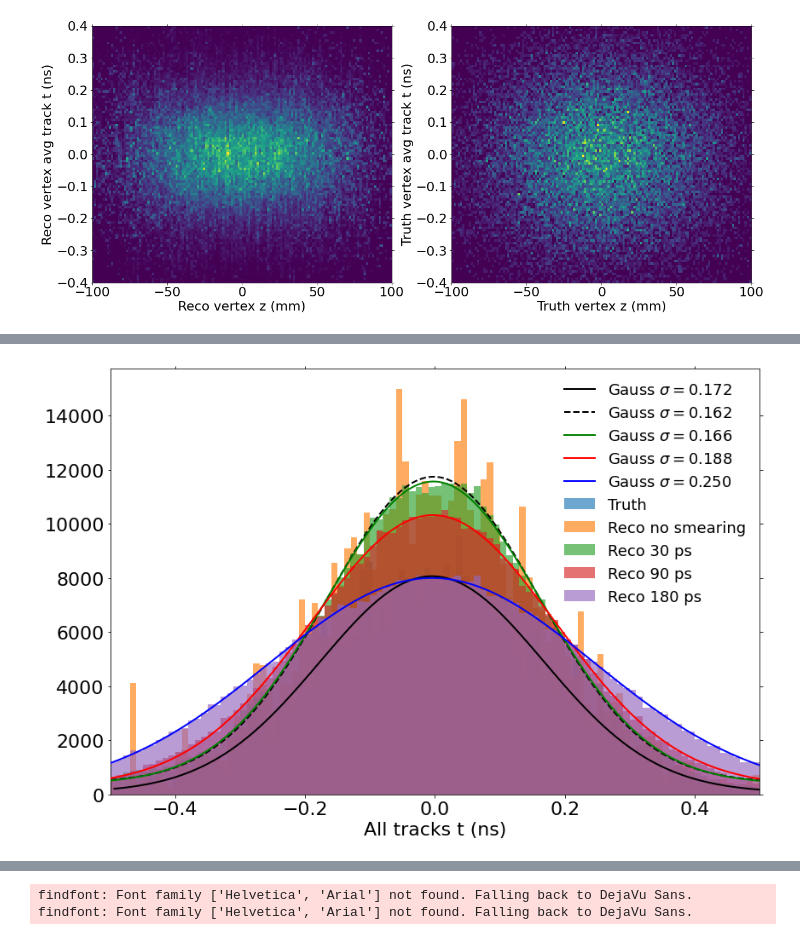
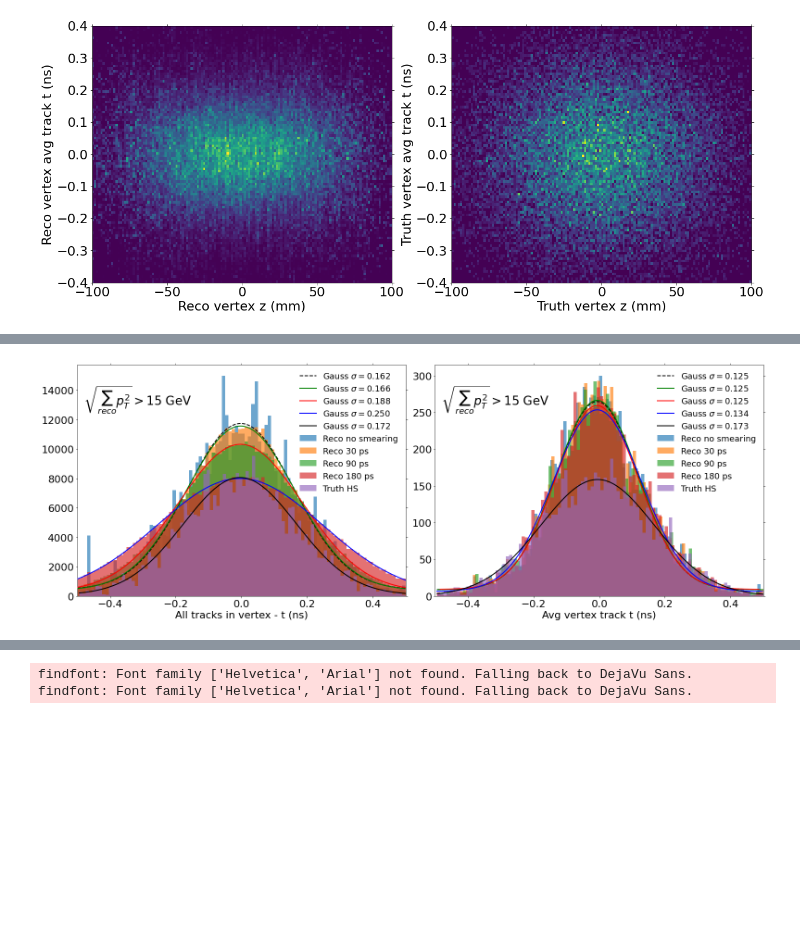
Before and after one commit to ttlindkvist/4DTracking, a Jupyter notebook: timing.ipynb, the cells around one changed output, grey strips where cells are left out. Drawn from its saved outputs; the diff is of its cells as text; code cells hidden in the pictures; blank space fills up the shorter version.

Commit message:
track timing distribution

```diff
--- a/timing.ipynb
+++ b/timing.ipynb
@@ -27,7 +28,7 @@ def t_stats_tracks_in_vtxs(vertex_tracks_idx, track_t, v_zs):
             if len(vertex_tracks) > 0:
                 ts = np.array(track_t[i][vertex_tracks])
                 event_all_t.append(ts)
-                avg_t = np.mean(ts)
+                avg_t = np.mean(ts[np.logical_and(ts != -1e3, ts != -1e6)])
                 rms_t = np.sqrt(np.mean(ts**2))
                 event_avg_t.append(avg_t)
                 event_rms_t.append(rms_t)
@@ -48,7 +49,7 @@ def t_stats_tracks_in_jets(vertex_tracks_idx, track_t):
         for vertex_tracks in event:
             if len(vertex_tracks) > 0:
                 ts = np.array(track_t[i][vertex_tracks])
-                avg_t = np.mean(ts)
+                avg_t = np.mean(ts[np.logical_and(ts != -1e3, ts != -1e6)])
                 rms_t = np.sqrt(np.mean(ts**2))
                 event_avg_t.append(avg_t)
                 event_rms_t.append(rms_t)
@@ -78,7 +79,7 @@ def t_stats_tracks_in_vtxs_pTcut(track_t, vertex_tracks_idx, vertex_zs, vertex_s
                 ##Ugly hack
                 event_all_ts.append(np.array([]))
 
-                avg_t = np.mean(ts)
+                avg_t = np.mean(ts[np.logical_and(ts != -1e3, ts != -1e6)])
                 rms_t = np.sqrt(np.mean(ts**2))
                 event_avg_t.append(avg_t)
                 event_rms_t.append(rms_t)
@@ -270,24 +371,42 @@ rev_pTcut_all_ts180_flat2 = flatten_array(rev_pTcut_all_ts180_flat)
 # %%
-fig, ax = plt.subplots(1, 1)
-fig.set_size_inches(12, 8)
+fig, (ax1, ax2) = plt.subplots(1, 2)
+fig.set_size_inches(22, 8)
 
 t_max = 0.5
-labels = ['Truth', 'Reco no smearing', 'Reco 30 ps', 'Reco 90 ps', 'Reco 180 ps']
-fmts = ['k-', 'k--', 'g', 'r', 'b']
+labels = ['Reco no smearing', 'Reco 30 ps', 'Reco 90 ps', 'Reco 180 ps', 'Truth HS']
+fmts = ['k--', 'g', 'r', 'b', 'k']
 
-for fmt, label, all_ts in zip(fmts, labels, (trv_all_ts_HS_flat, rev_pTcut_all_ts_flat2, rev_pTcut_all_ts30_flat2, rev_pTcut_all_ts90_flat2, rev_pTcut_all_ts180_flat2)):
+for fmt, label, all_ts in zip(fmts, labels, (rev_pTcut_all_ts_flat2, rev_pTcut_all_ts30_flat2, rev_pTcut_all_ts90_flat2, rev_pTcut_all_ts180_flat2, trv_all_ts_HS_flat)):
     idxs = np.abs(all_ts) < t_max
-    bin_heights, bin_borders, _ = ax.hist(all_ts[idxs], bins=100, alpha=0.65, density=False, label=label)
+    bin_heights, bin_borders, _ = ax1.hist(all_ts[idxs], bins=100, alpha=0.65, density=False, label=label)
 
     bin_centers = bin_borders[:-1] + np.diff(bin_borders) / 2
     popt, _ = curve_fit(gaussian, bin_centers, bin_heights, p0=[2500., 0., 0.1, 0])
 
     x_interval_for_fit = np.linspace(bin_borders[0], bin_borders[-1], 10000)
-    ax.plot(x_interval_for_fit, gaussian(x_interval_for_fit, *popt), fmt, lw=2, label='Gauss $\\sigma={:.3f}$'.format(abs(popt[2])), zorder=10)
+    ax1.plot(x_interval_for_fit, gaussian(x_interval_for_fit, *popt), fmt, lw=2, label='Gauss $\\sigma={:.3f}$'.format(abs(popt[2])), zorder=10)
 
-ax.legend(frameon=False)
-ax.set_xlabel('All tracks t (ns)')
-ax.set_xlim(-t_max, t_max)
+for fmt, label, avg_ts in zip(fmts, labels, (rev_pTcut_avg_ts_flat2, rev_pTcut_avg_ts30_flat2, rev_pTcut_avg_ts90_flat2, rev_pTcut_avg_ts180_flat2, trv_avg_ts_HS_flat)):
+    idxs = np.abs(avg_ts) < t_max
+    bin_heights, bin_borders, _ = ax2.hist(avg_ts[idxs], bins=100, alpha=0.65, density=False, label=label)
+
+    bin_centers = bin_borders[:-1] + np.diff(bin_borders) / 2
+    popt, _ = curve_fit(gaussian, bin_centers, bin_heights, p0=[2500., 0., 0.1, 0])
+
+    x_interval_for_fit = np.linspace(bin_borders[0], bin_borders[-1], 10000)
+    ax2.plot(x_interval_for_fit, gaussian(x_interval_for_fit, *popt), fmt, lw=2, label='Gauss $\\sigma={:.3f}$'.format(abs(popt[2])), zorder=10)
+
+
+ax1.text(-0.48, 13000, '$\\sqrt{\\sum_{reco} p^2_T} > 15$ GeV', fontsize=26)
+ax1.legend(frameon=False)
+ax1.set_xlabel('All tracks in vertex - t (ns)')
+ax1.set_xlim(-t_max, t_max)
+
+ax2.text(-0.48, 260, '$\\sqrt{\\sum_{reco} p^2_T} > 15$ GeV', fontsize=26)
+ax2.legend(frameon=False)
+ax2.set_xlabel('Avg vertex track t (ns)')
+ax2.set_xlim(-t_max, t_max)
+
 fig.tight_layout()
 # %% [output]
-[figure, old version]
+[figure, new version]
```
Also changed, not shown: parts of 16 cells of this notebook, 3 other files.
